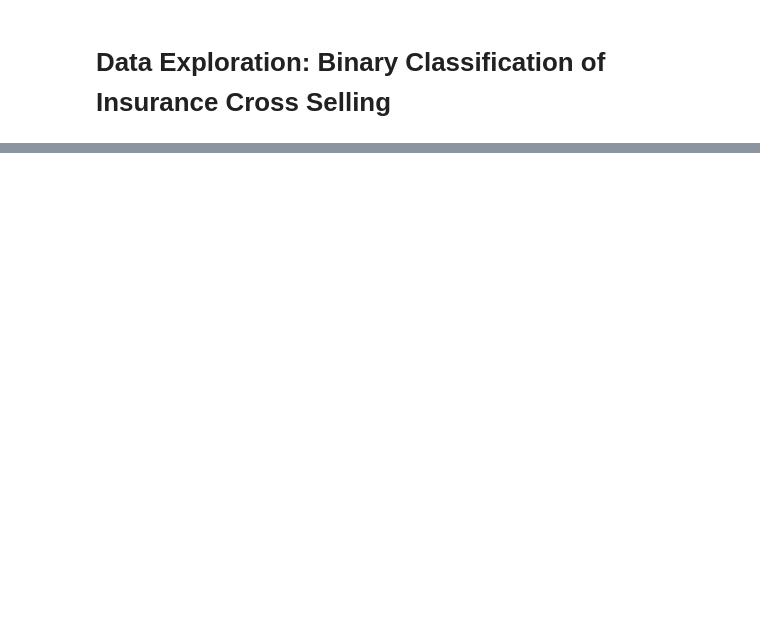
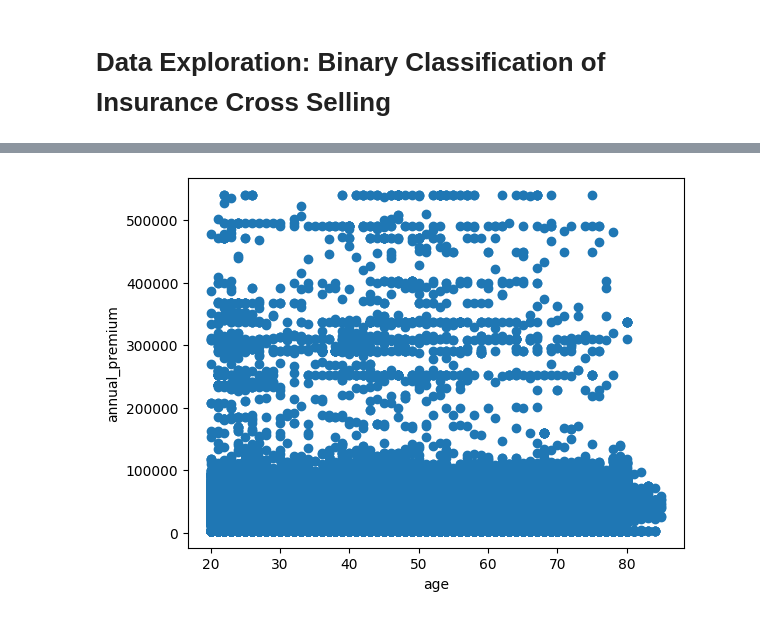
Before and after one commit to miguelazue/insurance-cross-selling, a Jupyter notebook: data_exploration.ipynb, the cells around one changed output, grey strips where cells are left out. Cells and saved outputs as stored; diff of their text form; code cells hidden in the pictures; blank space fills up the shorter version.

```diff
--- a/data_exploration.ipynb
+++ b/data_exploration.ipynb
@@ -16,0 +60,8 @@ insurance_train_df.head()
+# %%
+colors = {1: 'green', 0: 'blue'}
+plt.scatter(insurance_train_df["age"],insurance_train_df["annual_premium"])
+plt.xlabel('age')
+plt.ylabel('annual_premium')
+plt.show()
+# %% [output]
+[figure, added]
```
Also changed, not shown: parts of 13 cells of this notebook, 1 other file.
